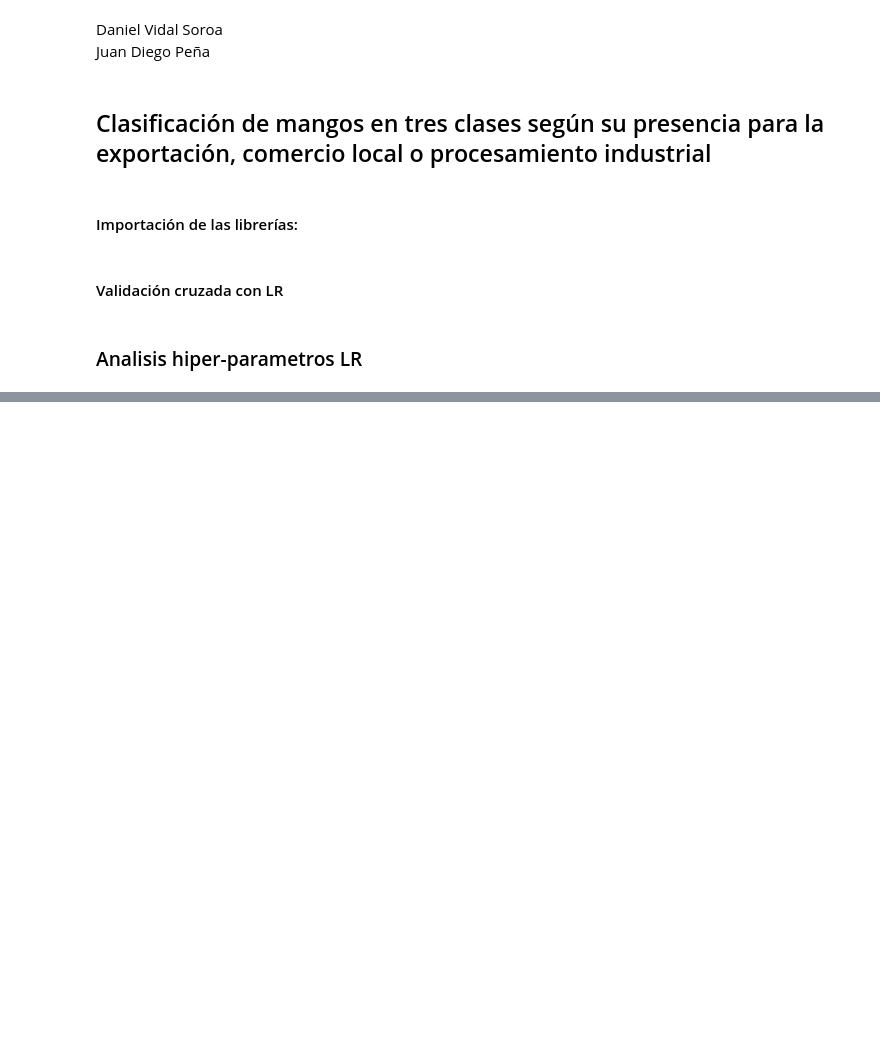
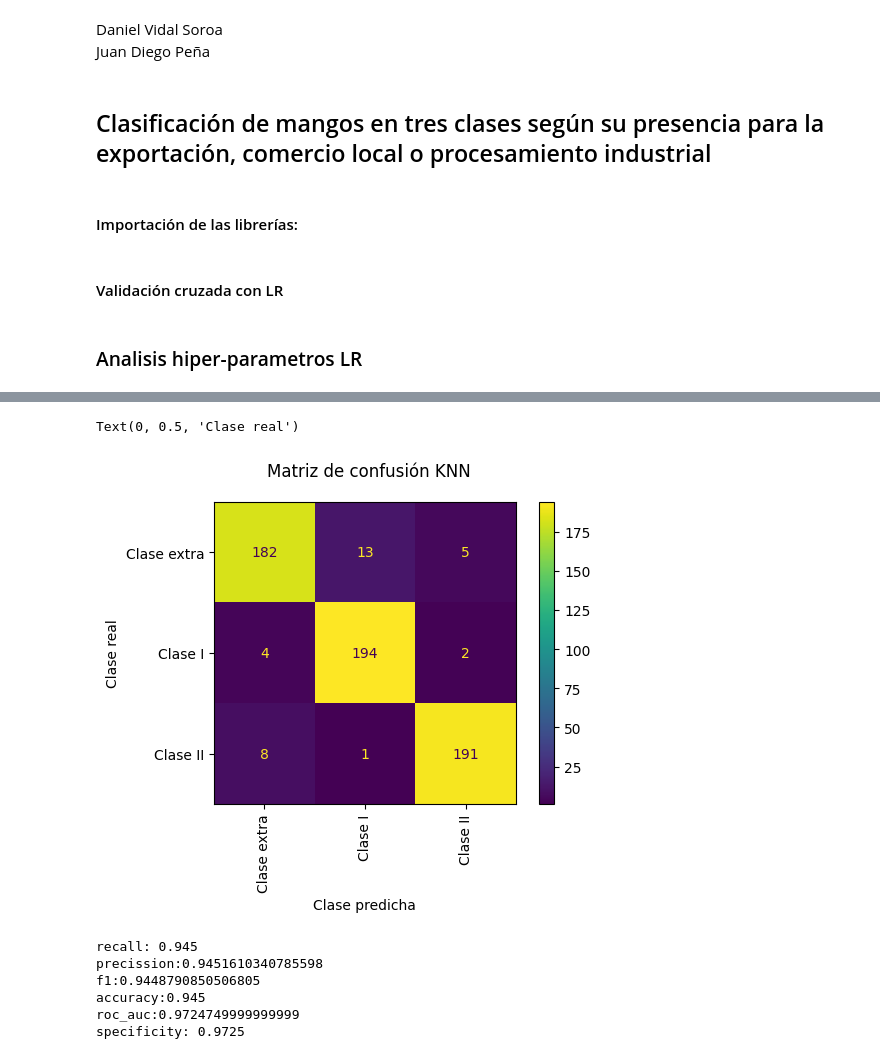
Before and after one commit to vidaldani/MangoGrading, a Jupyter notebook: SVC.ipynb, the cells around one changed output, grey strips where cells are left out. Saved outputs shown, nothing was run; the diff lists cells and outputs as text; code cells hidden in the pictures; blank space fills up the shorter version.

```diff
--- a/SVC.ipynb
+++ b/SVC.ipynb
@@ -132,0 +170,35 @@ plt.show()
+# %%
+modeLDA = LinearDiscriminantAnalysis(solver='svd')
+modeLDA.fit(x_train,t_train)
+y_predict=modeLDA.predict(x_val)
+Clases=['Clase extra','Clase I','Clase II']
+disp = plot_confusion_matrix(modeLDA,x_val, t_val, display_labels = Clases, xticks_rotation = 'vertical') # Muestra gráficamente la matriz de confusión
+disp.figure_.suptitle("Matriz de confusión KNN");                                                          # Añade un título a la figura de la matriz de confusión
+disp.figure_.set_dpi(100)                                                                                  # Establece el tamaño de la figura
+plt.xlabel("Clase predicha")
+plt.ylabel("Clase real")
+# %% [output]
+Text(0, 0.5, 'Clase real')
+[figure, added]
+# %%
+mcm = multilabel_confusion_matrix(t_val, y_predict)
+tn = mcm[:, 0, 0]
+tp = mcm[:, 1, 1]
+fn = mcm[:, 1, 0]
+fp = mcm[:, 0, 1]
+
+specificity_score = tn / (tn + fp)
+
+print("recall: "+str(recall_score(t_val,y_predict,average='macro')))
+print("precission:"+str(precision_score(t_val,y_predict,average='macro')))
+print("f1:"+str(f1_score(t_val,y_predict,average='macro')))
+print("accuracy:"+str(accuracy_score(t_val,y_predict)))
+print("roc_auc:"+str(roc_auc_score(t_val,modeLDA.predict_proba(x_val),multi_class='ovr')))
+print("specificity: "+ str(np.mean(specificity_score)))
+# %% [output]
+recall: 0.945
+precission:0.9451610340785598
+f1:0.9448790850506805
+accuracy:0.945
+roc_auc:0.9724749999999999
+specificity: 0.9725
```
Also changed, not shown: parts of 7 cells of this notebook, 2 other files.
